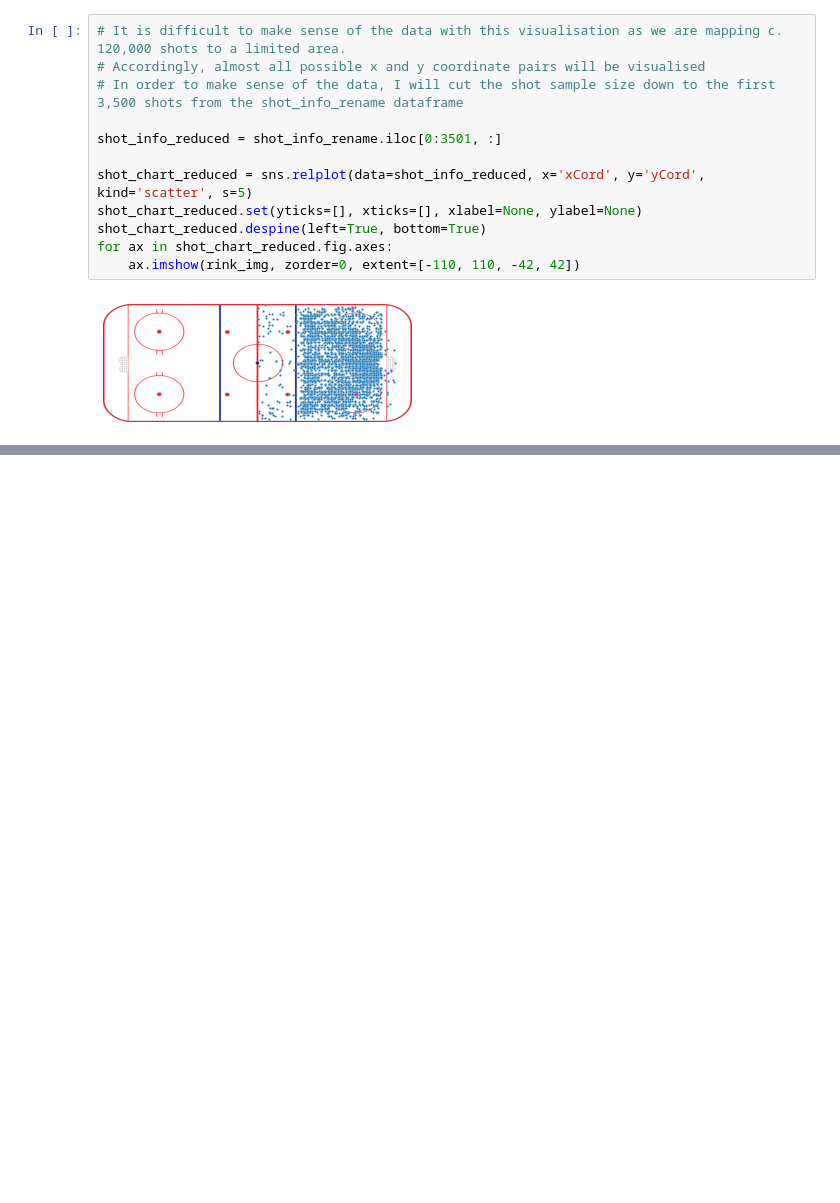
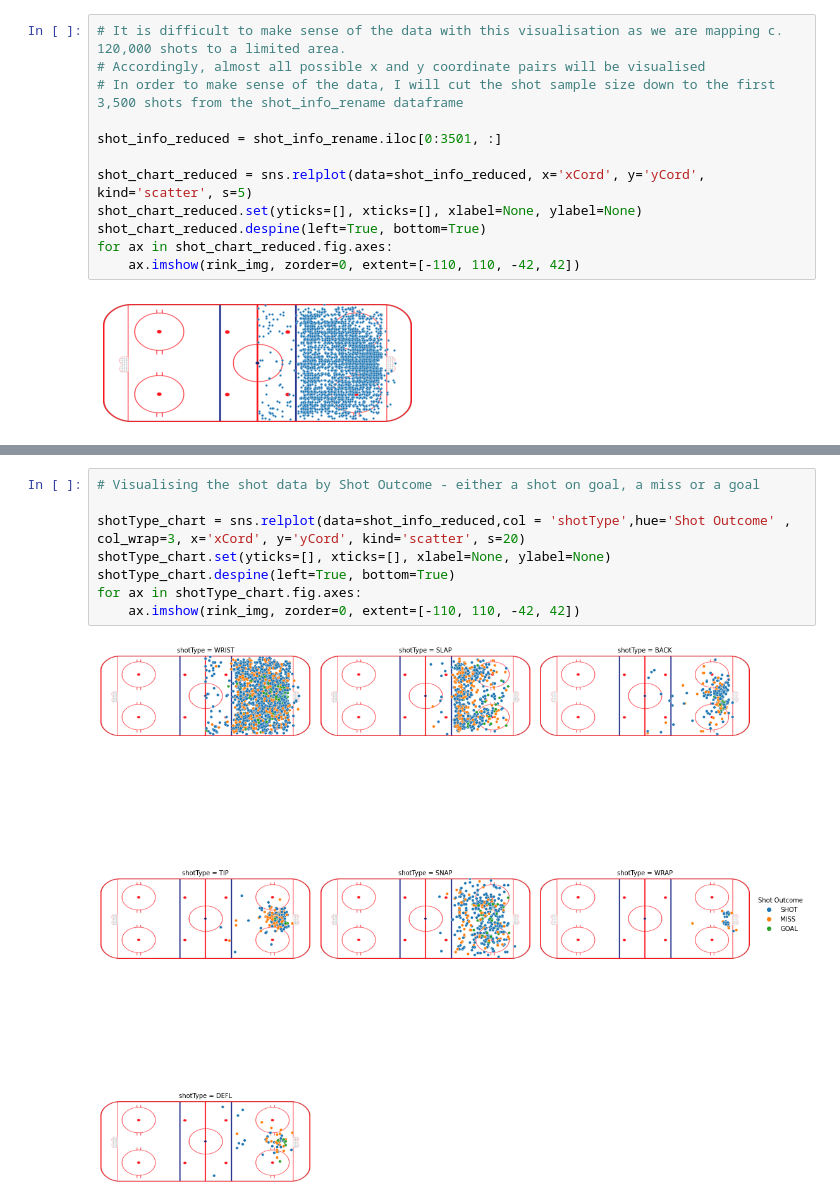
Before and after one commit to BeeryeIRE/UCDPA_brianconnolly, a Jupyter notebook: UCDPA Project pt 2 - Shots.ipynb, the cells around one changed output, grey strips where cells are left out. Drawn from its saved outputs; the diff is of its cells as text; blank space fills up the shorter version.

```diff
--- a/UCDPA Project pt 2 - Shots.ipynb
+++ b/UCDPA Project pt 2 - Shots.ipynb
@@ -132,0 +136,10 @@ for ax in slap_shot_chart.fig.axes:
+# %%
+# Visualising the shot data by Shot Outcome - either a shot on goal, a miss or a goal
+
+shotType_chart = sns.relplot(data=shot_info_reduced,col = 'shotType',hue='Shot Outcome' , col_wrap=3, x='xCord', y='yCord', kind='scatter', s=20)
+shotType_chart.set(yticks=[], xticks=[], xlabel=None, ylabel=None)
+shotType_chart.despine(left=True, bottom=True)
+for ax in shotType_chart.fig.axes:
+    ax.imshow(rink_img, zorder=0, extent=[-110, 110, -42, 42])
+# %% [output]
+[figure, added]
```
Also changed, not shown: parts of 49 cells of this notebook.
